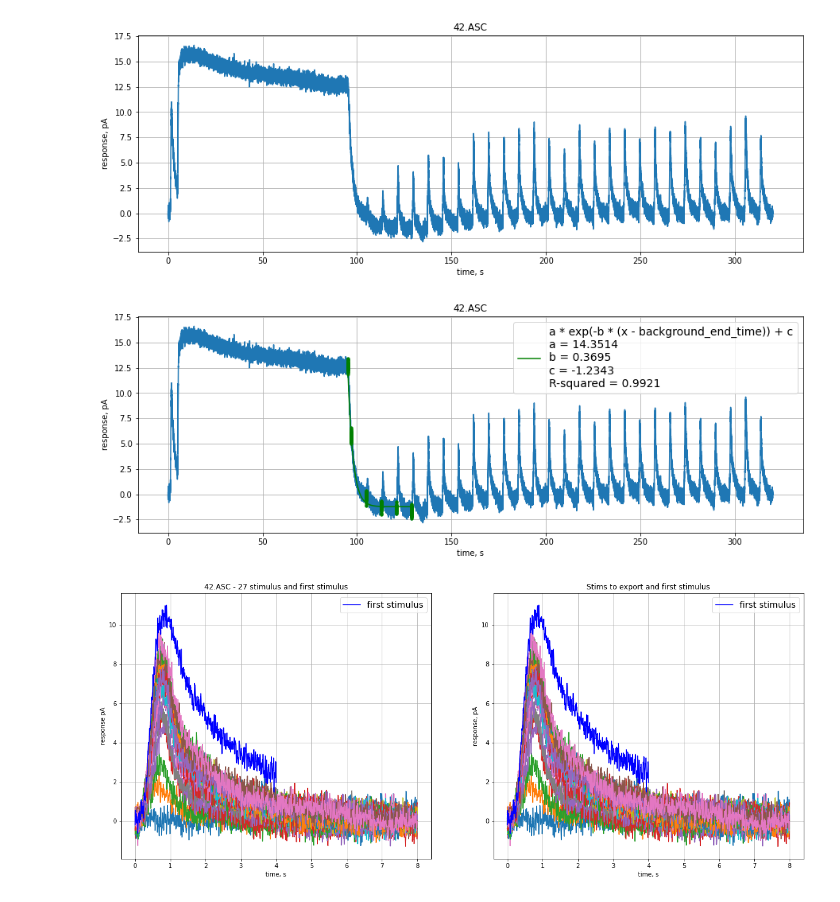
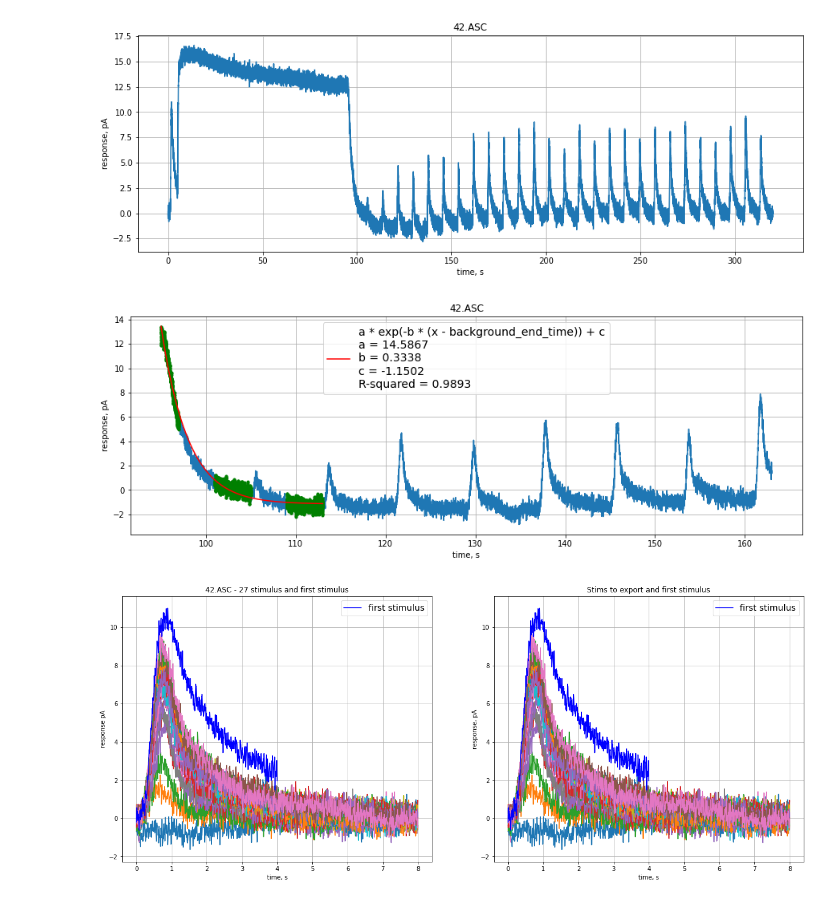
Before and after one commit to AndreiZherder/adaptation-memory, a Jupyter notebook: frog-rod.ipynb, the cells around one changed output. Saved outputs shown, nothing was run; the diff lists cells and outputs as text; code cells hidden in the pictures.

```diff
--- a/frog-rod.ipynb
+++ b/frog-rod.ipynb
@@ -56,19 +56,19 @@ ax.grid()
 [figure]
 # %%
 # Расчет нисходящей экспоненты
-size = fs // 5
+size = period // 2 * fs
 
-# первая группа точек сразу после конца засветки
+# Для аппроксимации используется группа точек после конца засветки до after_background_start_time
 begin = background_end_time * fs
-end = begin + size
+end = after_background_start_time * fs
 xs = [t[begin:end]]
 ys = [signal[begin:end]]
 
-# еще 5 групп точек перед началом следующих 5 стимулов
-stims_on_exp_cnt = 4
-begin = after_background_start_time  * fs - size
+# и еще 2 группы точек из хвостов 2 первых стимулов
+stims_on_exp_cnt = 2
+begin = after_background_start_time * fs + period * fs - size
 end = begin + size
-for i in range(stims_on_exp_cnt + 1):
+for i in range(stims_on_exp_cnt):
     xs.append(t[begin:end])
     ys.append(signal[begin:end])
     begin += period * fs
@@ -80,34 +80,34 @@ y = np.concatenate(ys)
 def func(x, a, b, c):
     return a * np.exp(-b * (x - background_end_time)) + c
 popt = (1, 1, 1)
 try:
     popt, pcov = optimize.curve_fit(func, x, y, [10, 1, 0])
 except RuntimeError:
     print('Не удалось выполнить аппроксимацию нисходящей экспоненты. Подберите начальные коэффициенты.')
 exp_a = popt[0]
 exp_b = popt[1]
 exp_c = popt[2]
 begin = background_end_time * fs
 end = after_background_start_time * fs + stims_on_exp_cnt * period * fs
 exponent = func(t[begin:end], *popt)
 rvalue = stats.linregress(y, func(x, *popt)).rvalue
 r_squared = rvalue ** 2
 
 fig, ax = plt.subplots()
-ax.plot(t, signal)
+ax.plot(t[begin:end + 50 * fs], signal[begin:end + 50 * fs])
 ax.plot(x, y, 'g.')
-ax.plot(t[begin:end], exponent, 'g', label=f'a * exp(-b * (x - background_end_time)) + c\n'
+ax.plot(t[begin:end], exponent, 'r', label=f'a * exp(-b * (x - background_end_time)) + c\n'
                            f'a = {exp_a:.4f}\n'
                            f'b = {exp_b:.4f}\n'
                            f'c = {exp_c:.4f}\n'
                            f'R-squared = {r_squared:.4f}')
 fig.set_figwidth(15)
 fig.set_figheight(5)
 ax.set_xlabel('time, s')
 ax.set_ylabel('response, ' + signal_unit)
 ax.set_title(','.join(filenames))
 ax.legend(prop={"size": 14})
 ax.grid()
 # %% [output]
-[figure, old version]
+[figure, new version]
 # %%
@@ -143,10 +143,10 @@ for i in range(stims_on_exp_cnt):
     stim = np.array(signal[begin:end] - exponent[begin1:end1])
     stims.append(stim)
 
+# вычитание линейного тренда из остальных стимулов
 prefix = fs // 5 # 0.2 секунды слева от стимула используются для расчета тренда
 postfix = fs // 5 # последние 0.2 секунды стимула используются для расчета тренда
 size = period * fs + prefix
-# вычитание линейного тренда из остальных стимулов
 for i in range(stims_on_exp_cnt, stims_cnt):
     begin = stims_t[i] * fs - prefix
     end = begin + size
@@ -204,7 +204,7 @@ ax2.set_ylabel('response, ' + signal_unit)
 ax2.set_title('Stims to export and first stimulus')
 ax2.grid()
 # %% [output]
-[figure, old version]
+[figure, new version]
 # %%
 # Аппроксимация максимумов стимулов экспонентой
 def func(x, a, b, c):
```
Also changed, not shown: parts of 3 cells of this notebook.
